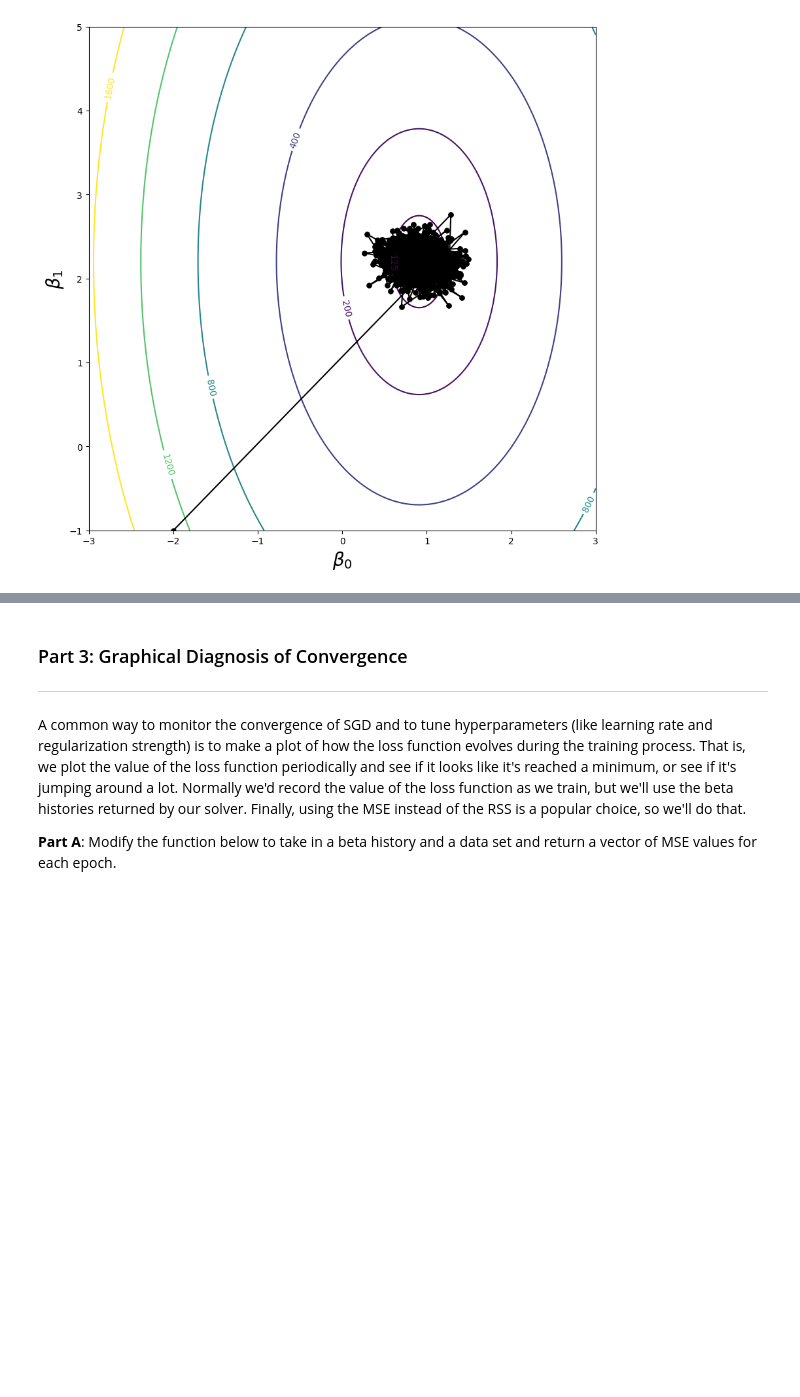
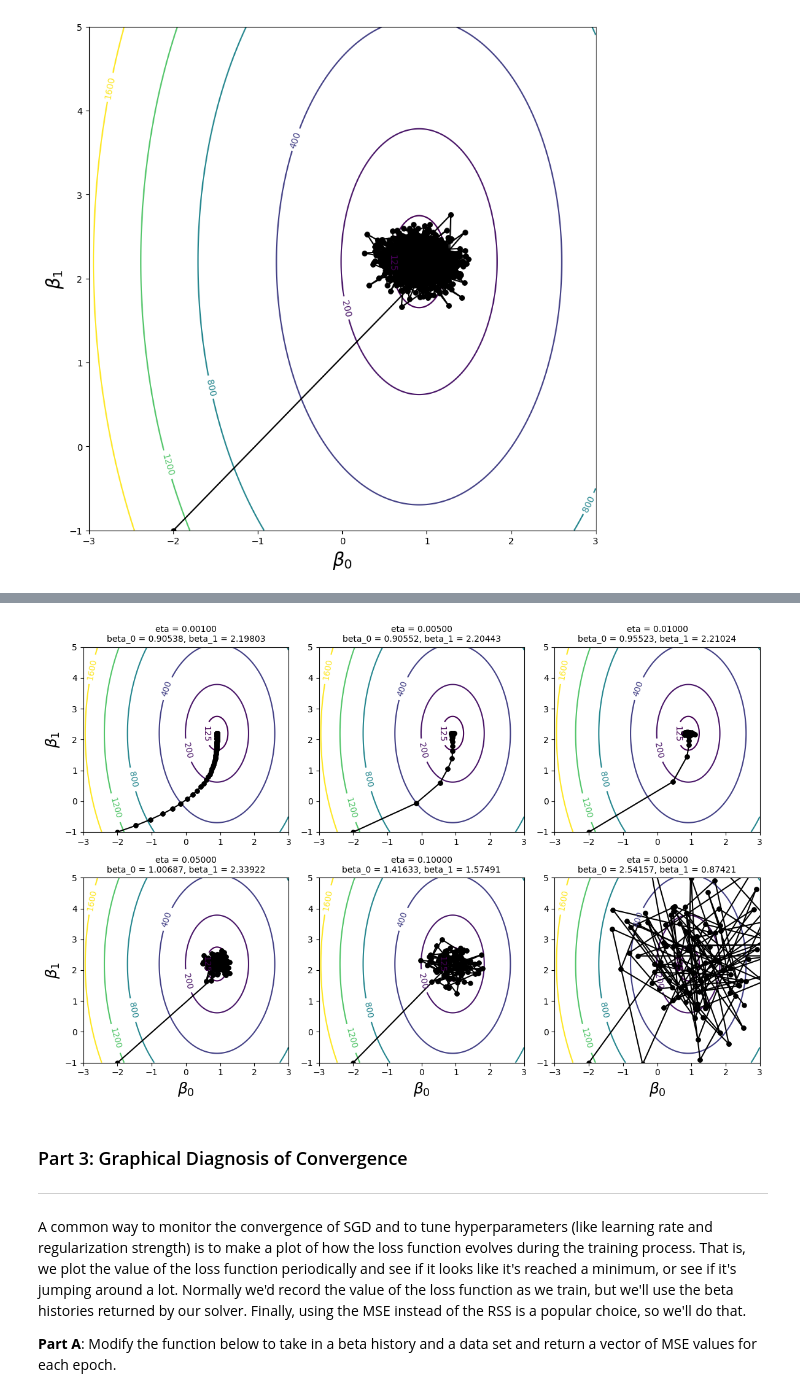
Before and after one commit to sean-coffey/ml-course-work, a Jupyter notebook: 5511_module2.ipynb, the cells around one changed output, grey strips where cells are left out. Cells and saved outputs as stored; diff of their text form; code cells hidden in the pictures; blank space fills up the shorter version.

```diff
--- a/5511_module2.ipynb
+++ b/5511_module2.ipynb
@@ -319,3 +276,67 @@ beta_0 = 0.38270, beta_1 = 4.82926
+# %%
+def plotsurface_subplot(X, y, ax, bhist=None):
+    """
+    Modified plotsurface that works with existing axes for subplot grids
+
+    Args:
+        X: Feature matrix
+        y: Target values
+        ax: Matplotlib axes object to plot on
+        bhist: Beta history (optional)
+
+    Returns:
+        ax: The modified axes object
+    """
+    xx, yy = np.meshgrid(np.linspace(-3, 3, 300), np.linspace(-1, 5, 300))
+    Z = np.zeros((xx.shape[0], yy.shape[0]))
+    for ii in range(X.shape[0]):
+        Z += (y[ii] - xx - yy * X[ii,1]) ** 2
+
+    levels = [125, 200] + list(range(400,2000,400))
+    CS = ax.contour(xx, yy, Z, levels=levels)
+    ax.clabel(CS, CS.levels, inline=True, fontsize=10)
+    ax.set_xlim([-3,3])
+    ax.set_ylim([-1,5])
+
+    if bhist is not None:
+        for ii in range(bhist.shape[0]-1):
+            x0 = bhist[ii][0]
+            y0 = bhist[ii][1]
+            x1 = bhist[ii+1][0]
+            y1 = bhist[ii+1][1]
+            ax.plot([x0, x1], [y0, y1], color="black", marker="o", lw=1.5, markersize=5)
+
+    return ax
+
+etas = [0.001, 0.005, 0.01, 0.05, 0.1, 0.5]
+
+fig, axs = plt.subplots(2, 3, figsize=(12, 8))
+
+for i, eta in enumerate(etas):
+    beta_start = np.array([-2.0, -1.0])
+    bhist = sgd(X_train, y_train, beta=beta_start, eta=eta, num_epochs=100)
+    title = "eta = {:.5f}".format(eta)
+    result = "beta_0 = {:.5f}, beta_1 = {:.5f}".format(bhist[-1][0], bhist[-1][1])
+    title_str = title + "\n" + result
+    row = i // 3
+    col = i % 3
+    plotsurface_subplot(X_train, y_train, axs[row,col], bhist=bhist)
+    axs[row,col].set_title(title_str, fontsize=10)
+        # Only show xlabel for bottom row
+    if row == 1:  # Bottom row
+        axs[row,col].set_xlabel(r"$\beta_0$", fontsize=18)
+    else:
+        axs[row,col].set_xlabel("")
+
+    # Only show ylabel for left column
+    if col == 0:  # Left column
+        axs[row,col].set_ylabel(r"$\beta_1$", fontsize=18)
+    else:
+        axs[row,col].set_ylabel("")
+plt.tight_layout()
+plt.show()
+# %% [output]
+[figure, added]
 # %% [markdown]
 ### Part 3: Graphical Diagnosis of Convergence
 ***
```
Also changed, not shown: parts of 5 cells of this notebook.
